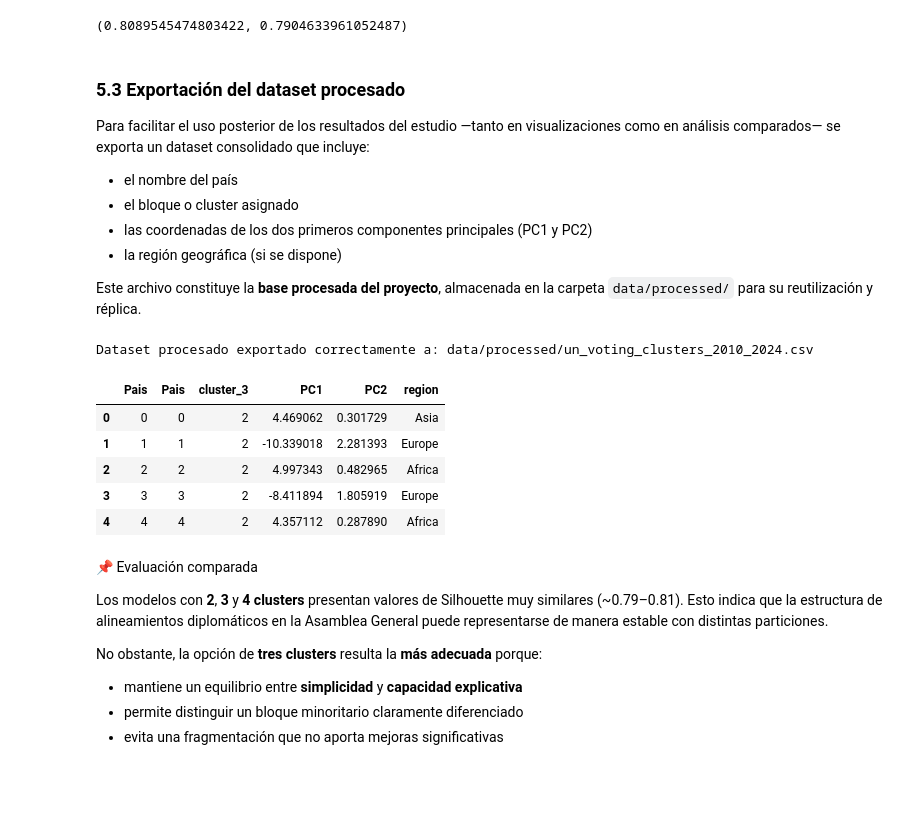
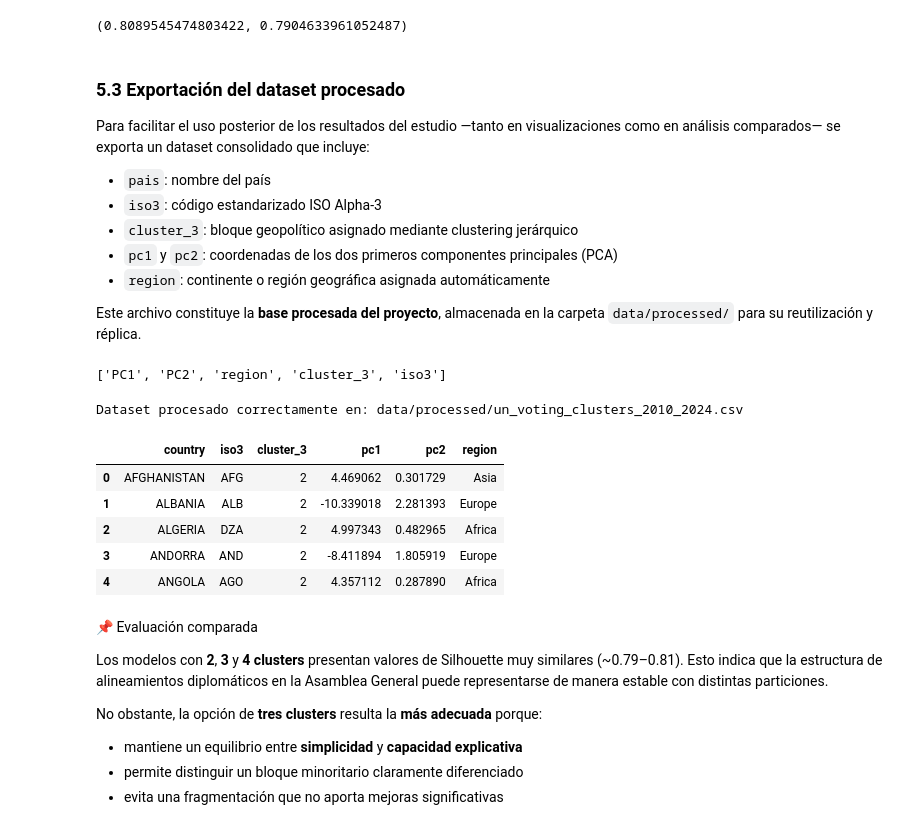
Before and after one commit to fernandezelias/UN_Voting_Clustering, a Jupyter notebook: un_votes_clustering.ipynb, the cells around one changed output. Saved outputs shown, nothing was run; the diff lists cells and outputs as text; code cells hidden in the pictures; blank space fills up the shorter version.

```diff
--- a/un_votes_clustering.ipynb
+++ b/un_votes_clustering.ipynb
@@ -1005,3 +1026,0 @@ La representación cartográfica contribuye al análisis de la estructura multil
-# %%
-# Se convierte el index en columna visible
-pca_df = pca_df.reset_index().rename(columns={'index':'Pais'})
@@ -1008,26 +1078,15 @@ pca_df = pca_df.reset_index().rename(columns={'index':'Pais'})
 # %%
 # --- Mapa de bloques geopolíticos ---
 
-# Se asegura la existencia de la columna 'Pais' (nombres de países)
-if 'Pais' not in pca_df.columns:
-    pca_df = pca_df.reset_index().rename(columns={'index': 'Pais'})
-
-# Filtrar solo columnas relevantes y planas
-cols_validas = ['Pais', 'cluster_3']
-pca_plot = pca_df[cols_validas].copy()
-
-# Se crea mapa mundial con color según bloque geopolítico
 fig = px.choropleth(
-    pca_plot,
-    locations="Pais",
-    locationmode="country names",
+    pca_df,
+    locations="iso3",
     color="cluster_3",
-    hover_name="Pais",
+    hover_name=pca_df.index,
     title="Bloques geopolíticos según patrones de votación en la Asamblea General",
     color_continuous_scale="Viridis"
 )
 
-# Configuración del colorbar
 fig.update_layout(
     coloraxis_colorbar=dict(
         title="Bloque",
@@ -1036,9 +1095,8 @@ fig.update_layout(
     )
 )
 
-# Exportar mapa interactivo (.html) y vista previa estática (.png)
+# Exportación del mapa interactivo y miniatura estática
 fig.write_html("figures/mapa_bloques_un_2010_2024.html")
 fig.write_image("figures/mapa_bloques_un_2010_2024_preview.png", width=1400, height=900, scale=1)
 
-# Mostrar mapa en notebook
 fig.show()
@@ -1117,40 +1175,46 @@ score_2, score_4
 # %% [markdown]
 ### 5.3 Exportación del dataset procesado
 
-Para facilitar el uso posterior de los resultados del estudio —tanto en visualizaciones
-como en análisis comparados— se exporta un dataset consolidado que incluye:
+Para facilitar el uso posterior de los resultados del estudio —tanto en visualizaciones como en análisis comparados— se exporta un dataset consolidado que incluye:
 
-- el nombre del país
-- el bloque o cluster asignado
-- las coordenadas de los dos primeros componentes principales (PC1 y PC2)
-- la región geográfica (si se dispone)
+- `pais`: nombre del país
+- `iso3`: código estandarizado ISO Alpha-3
+- `cluster_3`: bloque geopolítico asignado mediante clustering jerárquico
+- `pc1` y `pc2`: coordenadas de los dos primeros componentes principales (PCA)
+- `region`: continente o región geográfica asignada automáticamente
 
-Este archivo constituye la **base procesada del proyecto**, almacenada en la carpeta
-`data/processed/` para su reutilización y réplica.
+Este archivo constituye la **base procesada del proyecto**, almacenada en la carpeta `data/processed/` para su reutilización y réplica.
+# %%
+pca_df.columns.tolist()
+# %% [output]
+['PC1', 'PC2', 'region', 'cluster_3', 'iso3']
 # %%
 # --- Exportación del dataset procesado ---
 
-# Crear columna 'Pais' a partir del index
-pca_df = pca_df.reset_index().rename(columns={'index': 'Pais'})
+# Se convierte el índice (nombres de países) en columna 'country'
+pca_df = pca_df.reset_index().rename(columns={'index': 'country'})
 
-# Seleccionar columnas relevantes
-cols_export = ["Pais", "cluster_3", "PC1", "PC2", "region"]
-df_final = pca_df[cols_export].reset_index(drop=True)
+# Se normalizan nombres de columnas
+pca_df.columns = pca_df.columns.str.lower()
 
-# Exportar a CSV
+# Se seleccionan las columnas finales
+cols_export = ["country", "iso3", "cluster_3", "pc1", "pc2", "region"]
+df_final = pca_df[cols_export].copy()
+
+# Exportación a CSV
 output_path = "data/processed/un_voting_clusters_2010_2024.csv"
 df_final.to_csv(output_path, index=False)
 
-print(f"Dataset procesado exportado correctamente a: {output_path}")
+print(f"Dataset procesado correctamente en: {output_path}")
 df_final.head()
 # %% [output]
-Dataset procesado exportado correctamente a: data/processed/un_voting_clusters_2010_2024.csv
+Dataset procesado correctamente en: data/processed/un_voting_clusters_2010_2024.csv
-|  | Pais | Pais | cluster_3 | PC1 | PC2 | region |
-| 0 | 0 | 0 | 2 | 4.469062 | 0.301729 | Asia |
-| 1 | 1 | 1 | 2 | -10.339018 | 2.281393 | Europe |
-| 2 | 2 | 2 | 2 | 4.997343 | 0.482965 | Africa |
-| 3 | 3 | 3 | 2 | -8.411894 | 1.805919 | Europe |
-| 4 | 4 | 4 | 2 | 4.357112 | 0.287890 | Africa |
+|  | country | iso3 | cluster_3 | pc1 | pc2 | region |
+| 0 | AFGHANISTAN | AFG | 2 | 4.469062 | 0.301729 | Asia |
+| 1 | ALBANIA | ALB | 2 | -10.339018 | 2.281393 | Europe |
+| 2 | ALGERIA | DZA | 2 | 4.997343 | 0.482965 | Africa |
+| 3 | ANDORRA | AND | 2 | -8.411894 | 1.805919 | Europe |
+| 4 | ANGOLA | AGO | 2 | 4.357112 | 0.287890 | Africa |
 # %% [markdown]
 📌 Evaluación comparada
 
```
Also changed, not shown: parts of 7 cells of this notebook, 4 other files.
